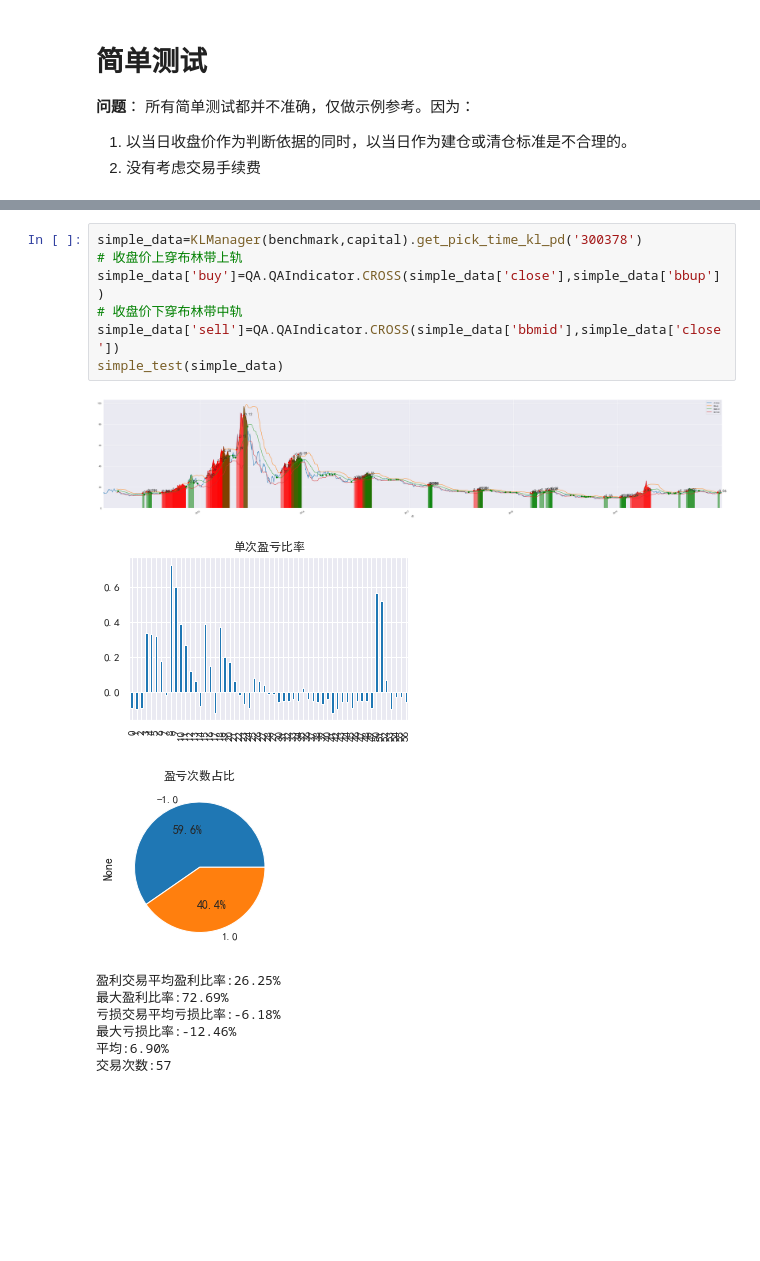
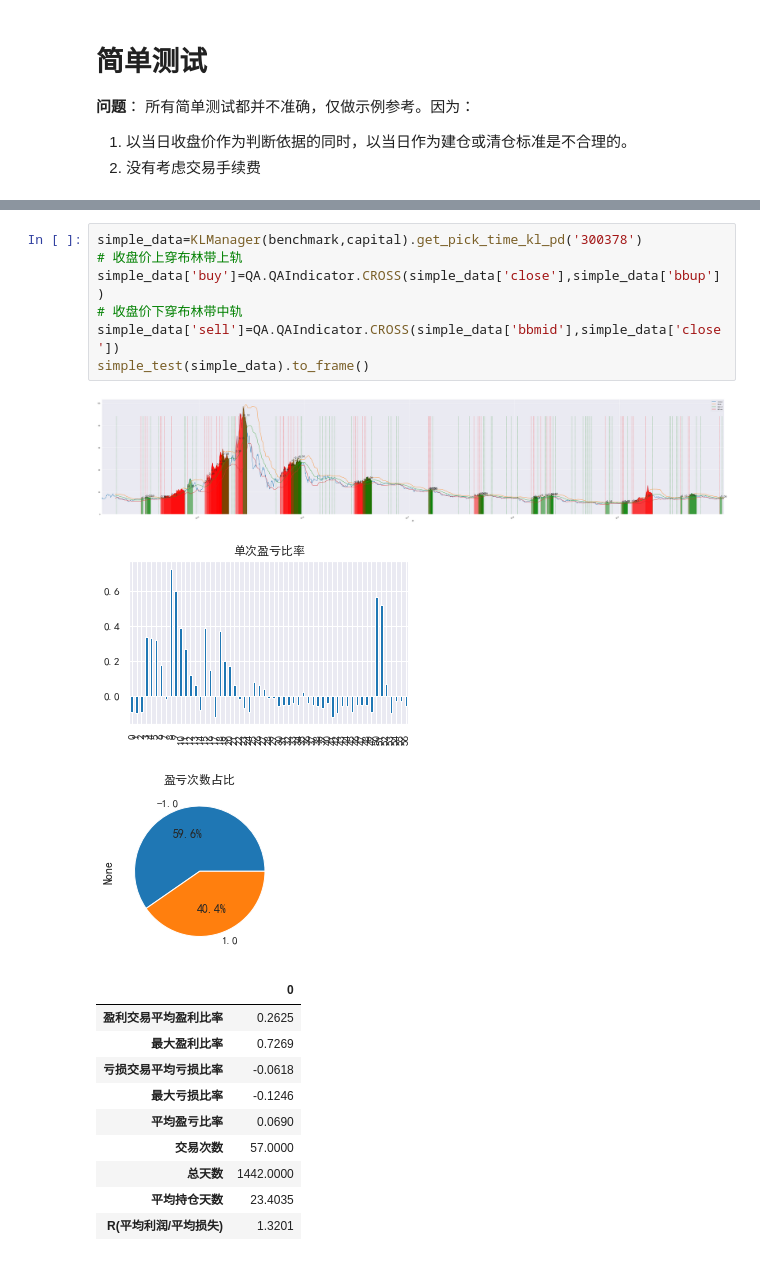
Before and after one commit to GuQiangJS/gquant-example, a Jupyter notebook: 策略测试-布林带.ipynb, the cells around one changed output, grey strips where cells are left out. Saved outputs shown, nothing was run; the diff lists cells and outputs as text; blank space fills up the shorter version.

```diff
--- a/策略测试-布林带.ipynb
+++ b/策略测试-布林带.ipynb
@@ -152,17 +188,21 @@ def simple_test(data,**kwargs):
 # %%
 simple_data=KLManager(benchmark,capital).get_pick_time_kl_pd('300378')
 # 收盘价上穿布林带上轨
 simple_data['buy']=QA.QAIndicator.CROSS(simple_data['close'],simple_data['bbup'])
 # 收盘价下穿布林带中轨
 simple_data['sell']=QA.QAIndicator.CROSS(simple_data['bbmid'],simple_data['close'])
-simple_test(simple_data)
+simple_test(simple_data).to_frame()
 # %% [output]
-[figure, old version]
+[figure, new version]
 [figure]
 [figure]
-盈利交易平均盈利比率:26.25%
-最大盈利比率:72.69%
-亏损交易平均亏损比率:-6.18%
-最大亏损比率:-12.46%
-平均:6.90%
-交易次数:57
+|  | 0 |
+| 盈利交易平均盈利比率 | 0.2625 |
+| 最大盈利比率 | 0.7269 |
+| 亏损交易平均亏损比率 | -0.0618 |
+| 最大亏损比率 | -0.1246 |
+| 平均盈亏比率 | 0.0690 |
+| 交易次数 | 57.0000 |
+| 总天数 | 1442.0000 |
+| 平均持仓天数 | 23.4035 |
+| R(平均利润/平均损失) | 1.3201 |
```
Also changed, not shown: parts of 7 cells of this notebook, 2 other files.
